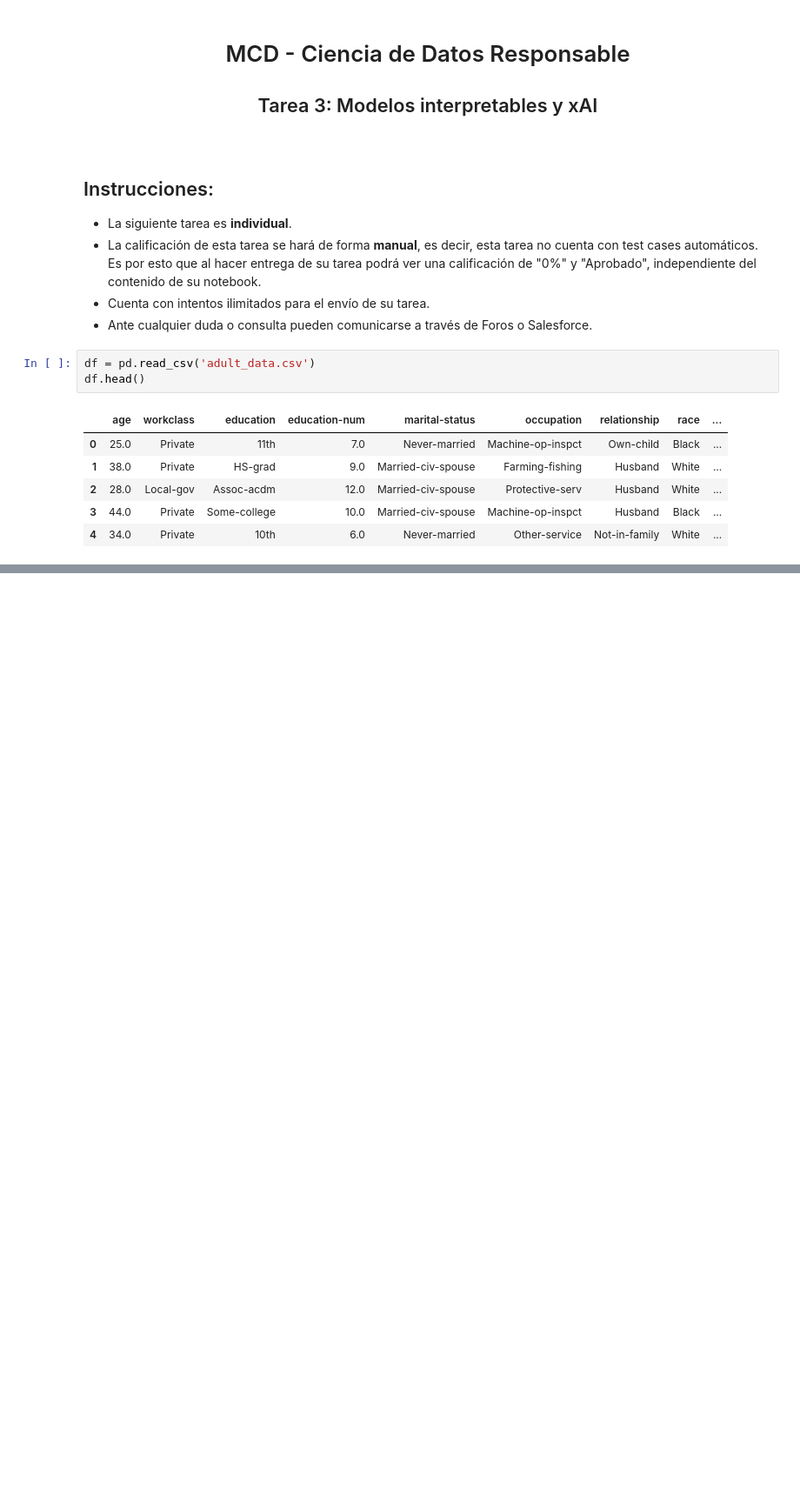
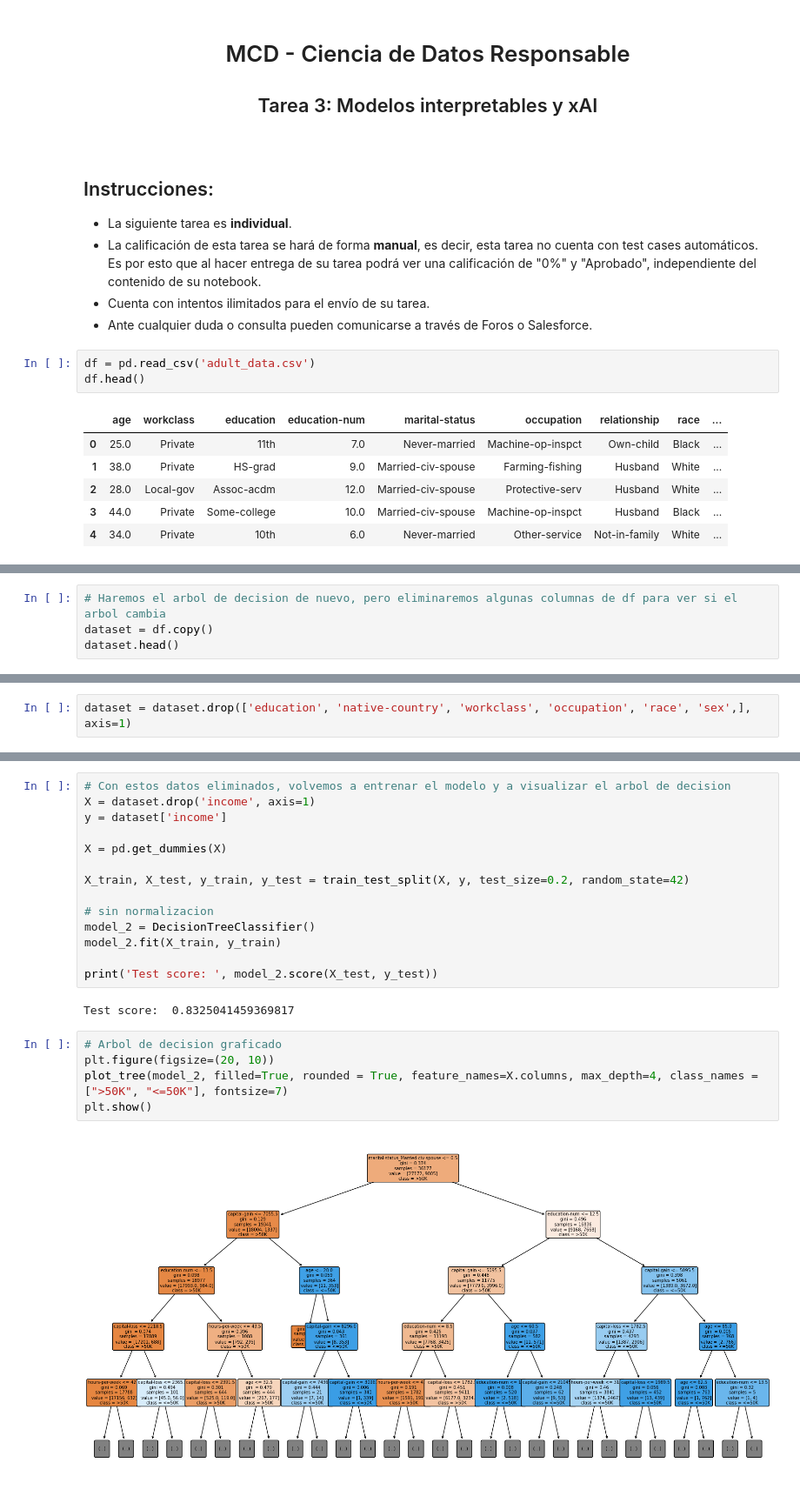
Before and after one commit to spoblete44/Etica-, a Jupyter notebook: Taller 3/Taller_Sumativo_3.ipynb, the cells around one changed output, grey strips where cells are left out. Shown: that part at 87% size. Drawn from its saved outputs; the diff is of its cells as text; blank space fills up the shorter version.

```diff
--- a/Taller 3/Taller_Sumativo_3.ipynb
+++ b/Taller 3/Taller_Sumativo_3.ipynb
@@ -26,0 +60,4 @@ df.head()
+# %%
+# Haremos el arbol de decision de nuevo, pero eliminaremos algunas columnas de df para ver si el arbol cambia
+dataset = df.copy()
+dataset.head()
@@ -26,0 +71,2 @@ df.head()
+# %%
+dataset = dataset.drop(['education', 'native-country', 'workclass', 'occupation', 'race', 'sex',], axis=1)
@@ -26,0 +82,23 @@ df.head()
+# %%
+# Con estos datos eliminados, volvemos a entrenar el modelo y a visualizar el arbol de decision
+X = dataset.drop('income', axis=1)
+y = dataset['income']
+
+X = pd.get_dummies(X)
+
+X_train, X_test, y_train, y_test = train_test_split(X, y, test_size=0.2, random_state=42)
+
+# sin normalizacion
+model_2 = DecisionTreeClassifier()
+model_2.fit(X_train, y_train)
+
+print('Test score: ', model_2.score(X_test, y_test))
+# %% [output]
+Test score:  0.8325041459369817
+# %%
+# Arbol de decision graficado
+plt.figure(figsize=(20, 10))
+plot_tree(model_2, filled=True, rounded = True, feature_names=X.columns, max_depth=4, class_names =[">50K", "<=50K"], fontsize=7)
+plt.show()
+# %% [output]
+[figure, added]
```
Also changed, not shown: parts of 10 cells of this notebook, 1 other file.
